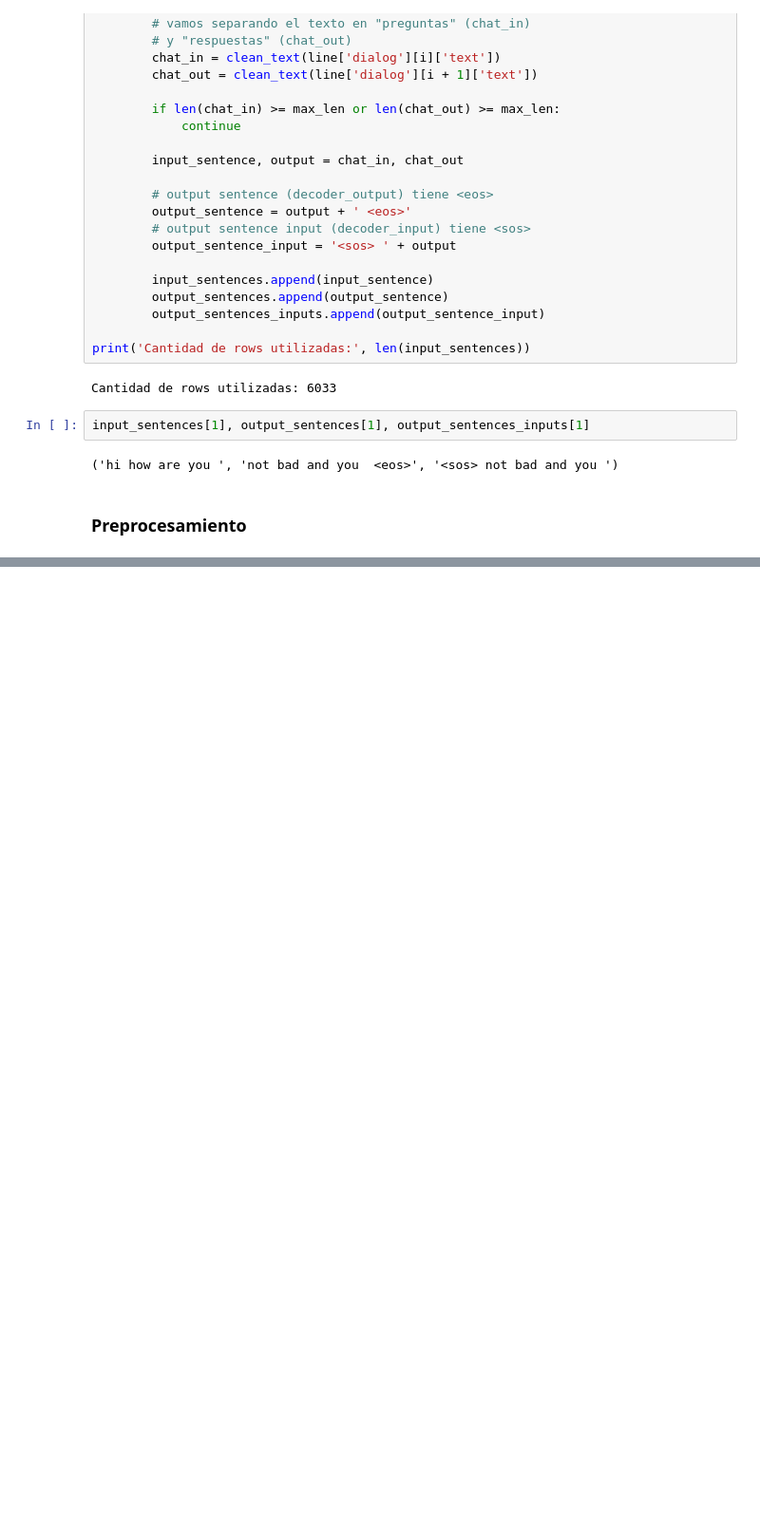
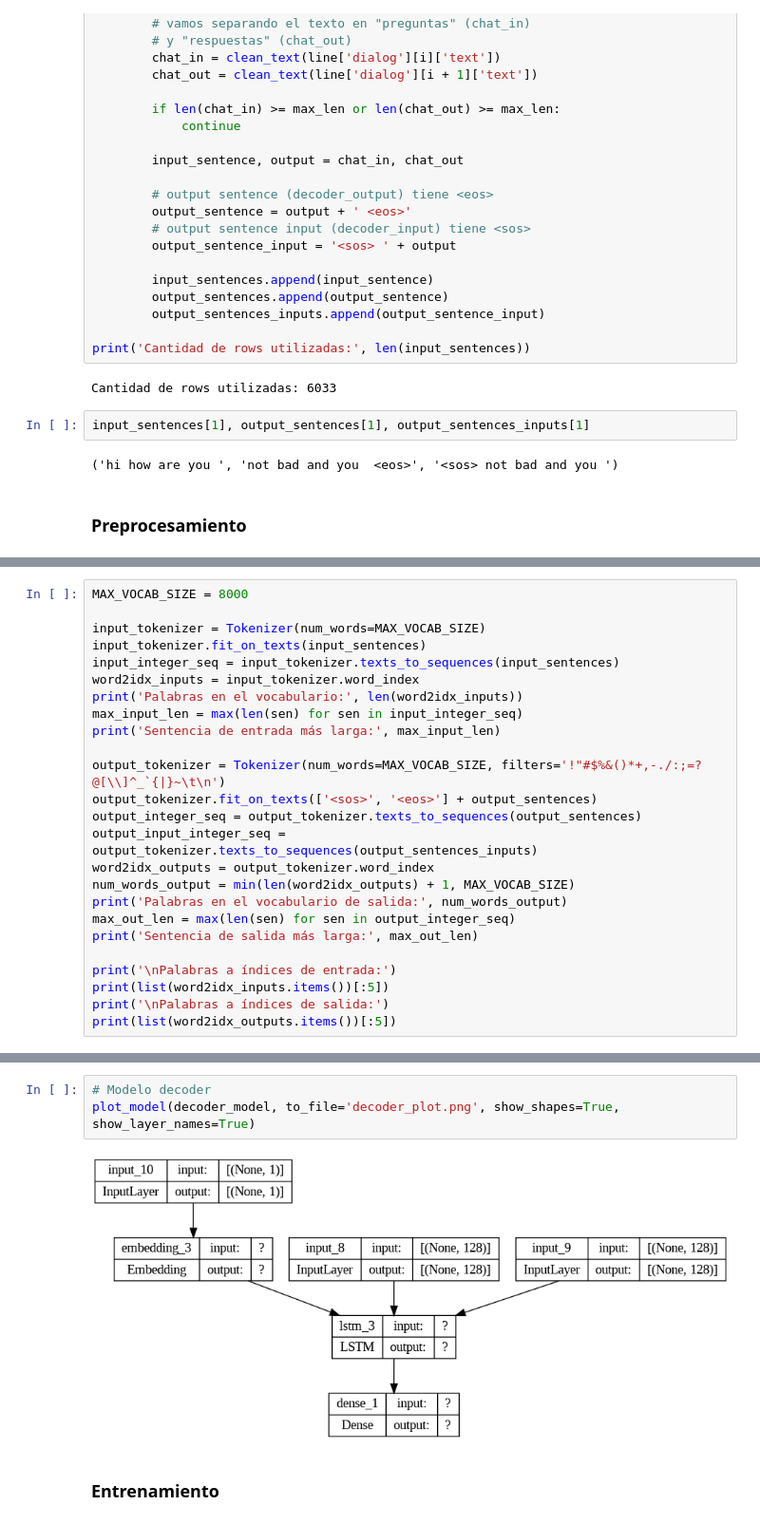
Before and after one commit to EnzoA/NLP_Challenges, a Jupyter notebook: Challenge 4/challenge_4.ipynb, the cells around one changed output, grey strips where cells are left out. Shown at 95% size. Saved outputs shown, nothing was run; the diff lists cells and outputs as text; blank space fills up the shorter version.

```diff
--- a/Challenge 4/challenge_4.ipynb
+++ b/Challenge 4/challenge_4.ipynb
@@ -153,0 +103,25 @@ Palabras a índices:
+# %%
+MAX_VOCAB_SIZE = 8000
+
+input_tokenizer = Tokenizer(num_words=MAX_VOCAB_SIZE)
+input_tokenizer.fit_on_texts(input_sentences)
+input_integer_seq = input_tokenizer.texts_to_sequences(input_sentences)
+word2idx_inputs = input_tokenizer.word_index
+print('Palabras en el vocabulario:', len(word2idx_inputs))
+max_input_len = max(len(sen) for sen in input_integer_seq)
+print('Sentencia de entrada más larga:', max_input_len)
+
+output_tokenizer = Tokenizer(num_words=MAX_VOCAB_SIZE, filters='!"#$%&()*+,-./:;=?@[\\]^_`{|}~\t\n')
+output_tokenizer.fit_on_texts(['<sos>', '<eos>'] + output_sentences)
+output_integer_seq = output_tokenizer.texts_to_sequences(output_sentences)
+output_input_integer_seq = output_tokenizer.texts_to_sequences(output_sentences_inputs)
+word2idx_outputs = output_tokenizer.word_index
+num_words_output = min(len(word2idx_outputs) + 1, MAX_VOCAB_SIZE)
+print('Palabras en el vocabulario de salida:', num_words_output)
+max_out_len = max(len(sen) for sen in output_integer_seq)
+print('Sentencia de salida más larga:', max_out_len)
+
+print('\nPalabras a índices de entrada:')
+print(list(word2idx_inputs.items())[:5])
+print('\nPalabras a índices de salida:')
+print(list(word2idx_outputs.items())[:5])
@@ -153,0 +359,7 @@ Palabras a índices:
+# %%
+# Modelo decoder
+plot_model(decoder_model, to_file='decoder_plot.png', show_shapes=True, show_layer_names=True)
+# %% [output]
+[figure, added]
+# %% [markdown]
+### Entrenamiento
```
Also changed, not shown: parts of 26 cells of this notebook.
